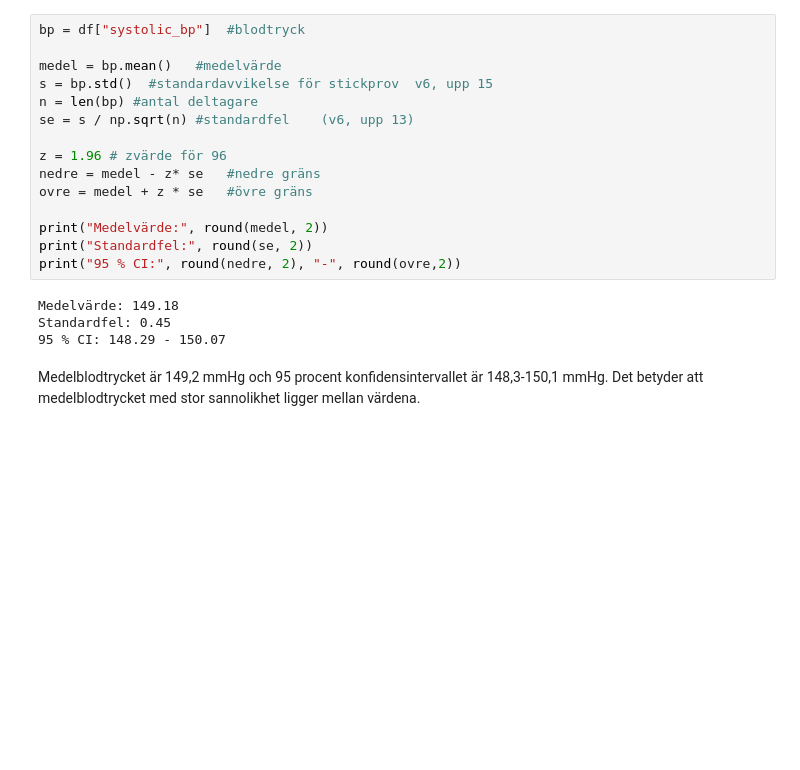
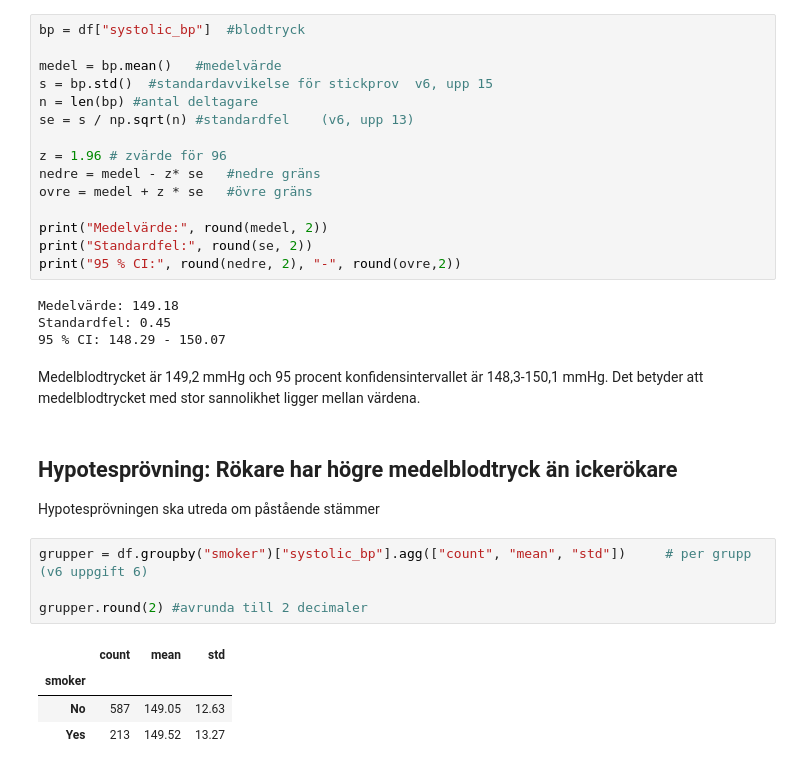
Before and after one commit to belminalic1/Healthstudy, a Jupyter notebook: analysis.ipynb, the cells around one changed output. Cells and saved outputs as stored; diff of their text form; blank space fills up the shorter version.

Commit message:
Hypotesprövning: rökare och blodtryck

```diff
--- a/analysis.ipynb
+++ b/analysis.ipynb
@@ -247,3 +247,15 @@ Standardfel: 0.45
 # %% [markdown]
 Medelblodtrycket är 149,2 mmHg och 95 procent konfidensintervallet är 148,3-150,1 mmHg.
 Det betyder att medelblodtrycket med stor sannolikhet ligger mellan värdena.
+# %% [markdown]
+## Hypotesprövning: Rökare har högre medelblodtryck än ickerökare
+Hypotesprövningen ska utreda om påstående stämmer
+# %%
+grupper = df.groupby("smoker")["systolic_bp"].agg(["count", "mean", "std"])     # per grupp (v6 uppgift 6)
+
+grupper.round(2) #avrunda till 2 decimaler
+# %% [output]
+|  | count | mean | std |
+| smoker |  |  |  |
+| No | 587 | 149.05 | 12.63 |
+| Yes | 213 | 149.52 | 13.27 |
```
Also changed, not shown: parts of 4 cells of this notebook.
